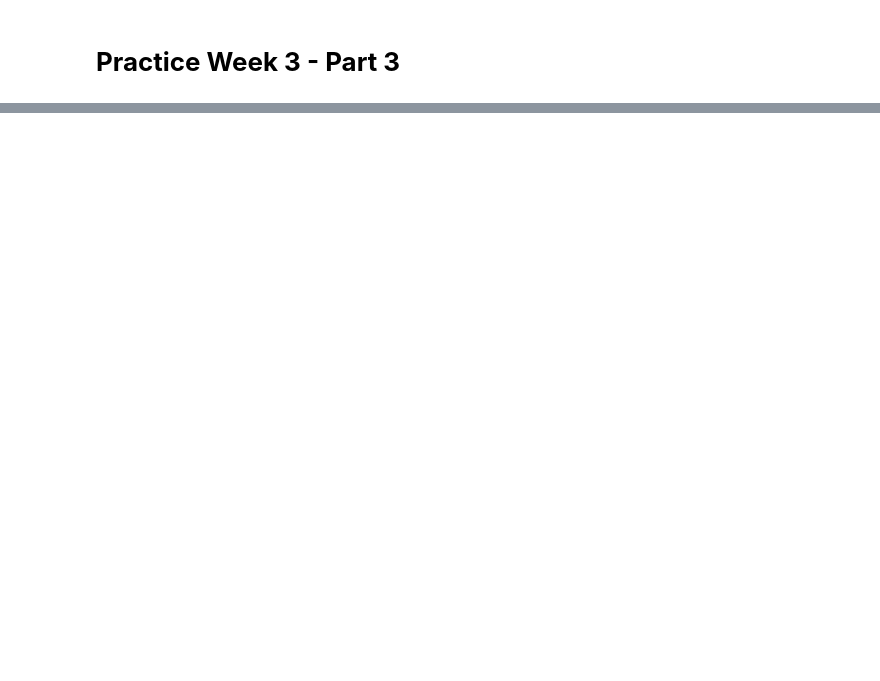
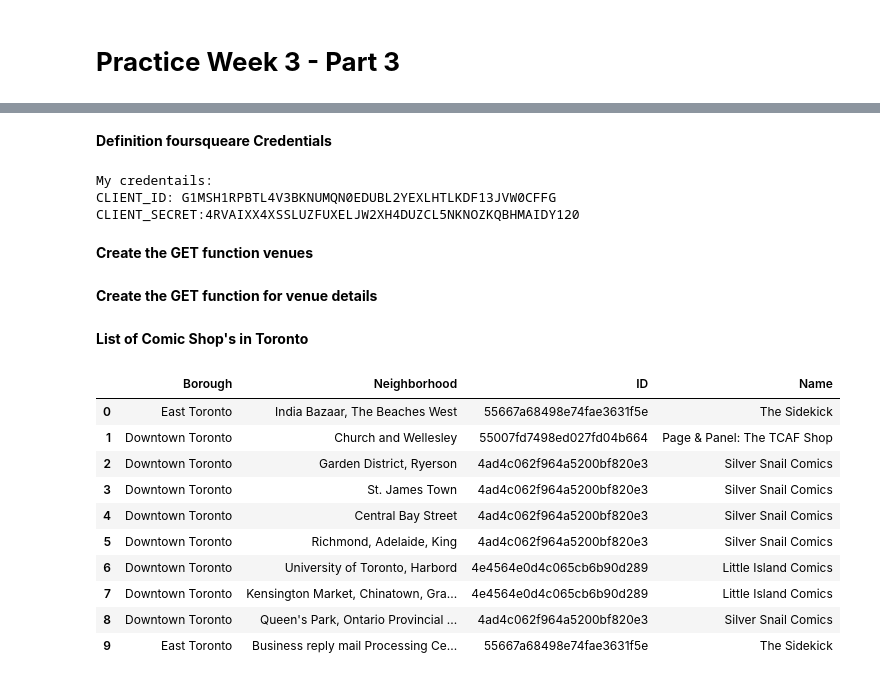
Before and after one commit to agmorcillo/Coursera_Capstone, a Jupyter notebook: Practice_Week_3.ipynb, the cells around one changed output, grey strips where cells are left out. Saved outputs shown, nothing was run; the diff lists cells and outputs as text; code cells hidden in the pictures; blank space fills up the shorter version.

```diff
--- a/Practice_Week_3.ipynb
+++ b/Practice_Week_3.ipynb
@@ -111,0 +176,19 @@ import matplotlib.colors as colors
+# %%
+for lat, lng, borough, neighbourhood in zip(
+        df_toronto['Latitude'],
+        df_toronto['Longitude'],
+        df_toronto['Borough'],
+        df_toronto['Neighbourhood']):
+    label = '{}, {}'.format(neighbourhood, borough)
+    label = folium.Popup(label, parse_html=True)
+    folium.CircleMarker(
+        [lat, lng],
+        radius=5,
+        popup=label,
+        color=borough_color[borough],
+        fill=True,
+        fill_color=borough_color[borough],
+        fill_opacity=0.7,
+        parse_html=False).add_to(map_toronto)
+
+map_toronto
@@ -111,0 +211,14 @@ import matplotlib.colors as colors
+# %% [markdown]
+**Definition foursqueare Credentials**
+# %%
+CLIENT_ID = 'G1MSH1RPBTL4V3BKNUMQN0EDUBL2YEXLHTLKDF13JVW0CFFG' #  Foursquare ID
+CLIENT_SECRET = '4RVAIXX4XSSLUZFUXELJW2XH4DUZCL5NKNOZKQBHMAIDY120' #  Foursquare Secret
+VERSION = '20180605' # Foursquare API version
+
+print('My credentails:')
+print('CLIENT_ID: ' + CLIENT_ID)
+print('CLIENT_SECRET:' + CLIENT_SECRET)
+# %% [output]
+My credentails:
+CLIENT_ID: G1MSH1RPBTL4V3BKNUMQN0EDUBL2YEXLHTLKDF13JVW0CFFG
+CLIENT_SECRET:4RVAIXX4XSSLUZFUXELJW2XH4DUZCL5NKNOZKQBHMAIDY120
@@ -111,0 +233,2 @@ import matplotlib.colors as colors
+# %% [markdown]
+**Create the GET function venues**
@@ -111,0 +269,2 @@ import matplotlib.colors as colors
+# %% [markdown]
+**Create the GET function for venue details**
@@ -111,0 +299,32 @@ import matplotlib.colors as colors
+# %% [markdown]
+**List of Comic Shop's in Toronto**
+# %%
+# Prepare neighborhood list that contains Comic Shop
+column_names=['Borough', 'Neighborhood', 'ID','Name']
+comic_shop_df=pd.DataFrame(columns=column_names)
+
+for row in toronto_data.values.tolist():
+    Borough, Neighborhood, Latitude, Longitude=row
+    venues = get_venues(Latitude,Longitude)
+    comic_shop=venues[venues['Category']=='Comic Shop']
+    for comic_shop_detail in comic_shop.values.tolist():
+        id, name , category=comic_shop_detail
+        comic_shop_df = comic_shop_df.append({'Borough': Borough,
+                                                'Neighborhood': Neighborhood,
+                                                'ID': id,
+                                                'Name' : name
+                                               }, ignore_index=True)
+
+comic_shop_df.head(10)
+# %% [output]
+|  | Borough | Neighborhood | ID | Name |
+| 0 | East Toronto | India Bazaar, The Beaches West | 55667a68498e74fae3631f5e | The Sidekick |
+| 1 | Downtown Toronto | Church and Wellesley | 55007fd7498ed027fd04b664 | Page & Panel: The TCAF Shop |
+| 2 | Downtown Toronto | Garden District, Ryerson | 4ad4c062f964a5200bf820e3 | Silver Snail Comics |
+| 3 | Downtown Toronto | St. James Town | 4ad4c062f964a5200bf820e3 | Silver Snail Comics |
+| 4 | Downtown Toronto | Central Bay Street | 4ad4c062f964a5200bf820e3 | Silver Snail Comics |
+| 5 | Downtown Toronto | Richmond, Adelaide, King | 4ad4c062f964a5200bf820e3 | Silver Snail Comics |
+| 6 | Downtown Toronto | University of Toronto, Harbord | 4e4564e0d4c065cb6b90d289 | Little Island Comics |
+| 7 | Downtown Toronto | Kensington Market, Chinatown, Gra... | 4e4564e0d4c065cb6b90d289 | Little Island Comics |
+| 8 | Downtown Toronto | Queen's Park, Ontario Provincial ... | 4ad4c062f964a5200bf820e3 | Silver Snail Comics |
+| 9 | East Toronto | Business reply mail Processing Ce... | 55667a68498e74fae3631f5e | The Sidekick |
```
Also changed, not shown: parts of 48 cells of this notebook.
